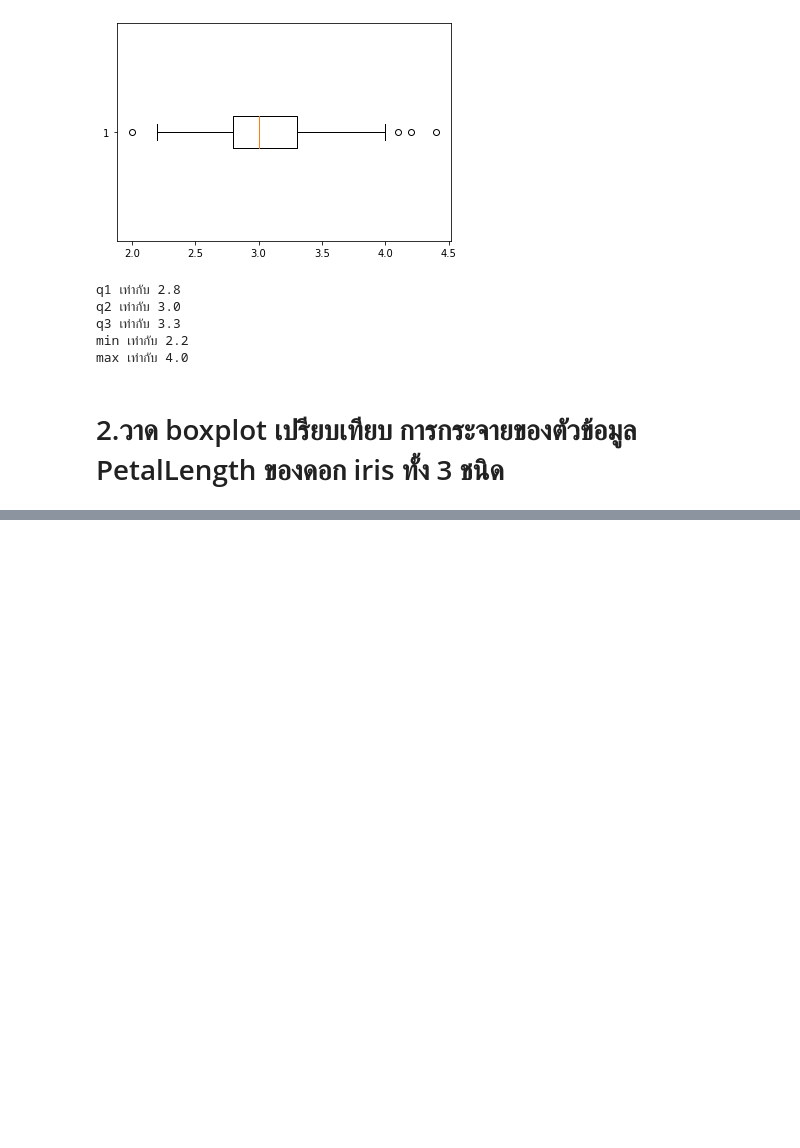
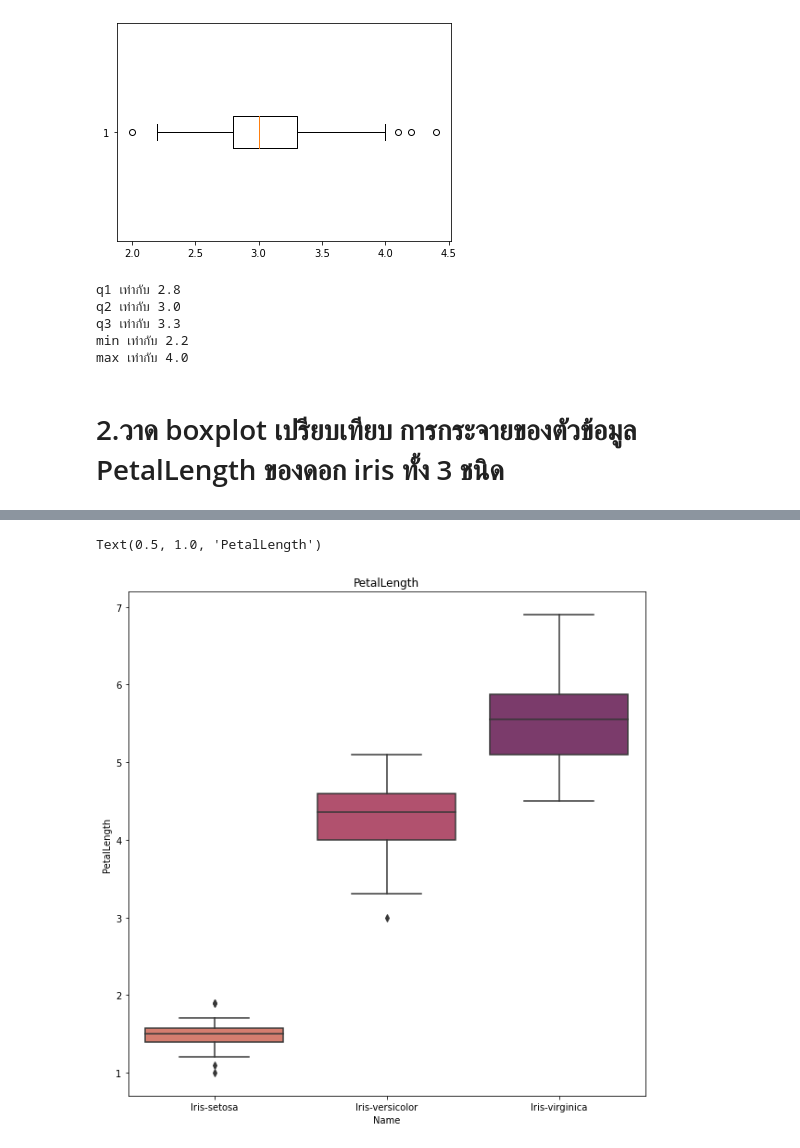
Before and after one commit to Chanunchida-May/data_viz_2022, a Jupyter notebook: DataViz02_Data_Distribution.ipynb, the cells around one changed output, grey strips where cells are left out. Drawn from its saved outputs; the diff is of its cells as text; code cells hidden in the pictures; blank space fills up the shorter version.

```diff
--- a/DataViz02_Data_Distribution.ipynb
+++ b/DataViz02_Data_Distribution.ipynb
@@ -343,0 +344,8 @@ Text(0.5, 1.0, 'PetalLength')
+# %%
+plt.figure(figsize=(10,10)) #กำหนดขนาดเเถว,คอมลัมน์
+plt.subplot(1,1,1)  #subplot(เเถว,คอลัมน์,ลำดับของกราฟ) | มี 1 เเถว 1 คอลัมน์ เเละมีกราฟอยู่ตำเเหน่งที่1
+sns.boxplot(x='Name', y='PetalLength', data=df,palette="flare") #กำหนดเเกน x เป็น คอลัมน์ Name , เเกน y เป็น 'PetalLength' , ใช้คำสั่ง palette เพื่อกำหนดสี
+plt.title('PetalLength') #กำหนดชื่อตารางเป็น PetalLength
+# %% [output]
+Text(0.5, 1.0, 'PetalLength')
+[figure, added]
```
Also changed, not shown: parts of 5 cells of this notebook.
